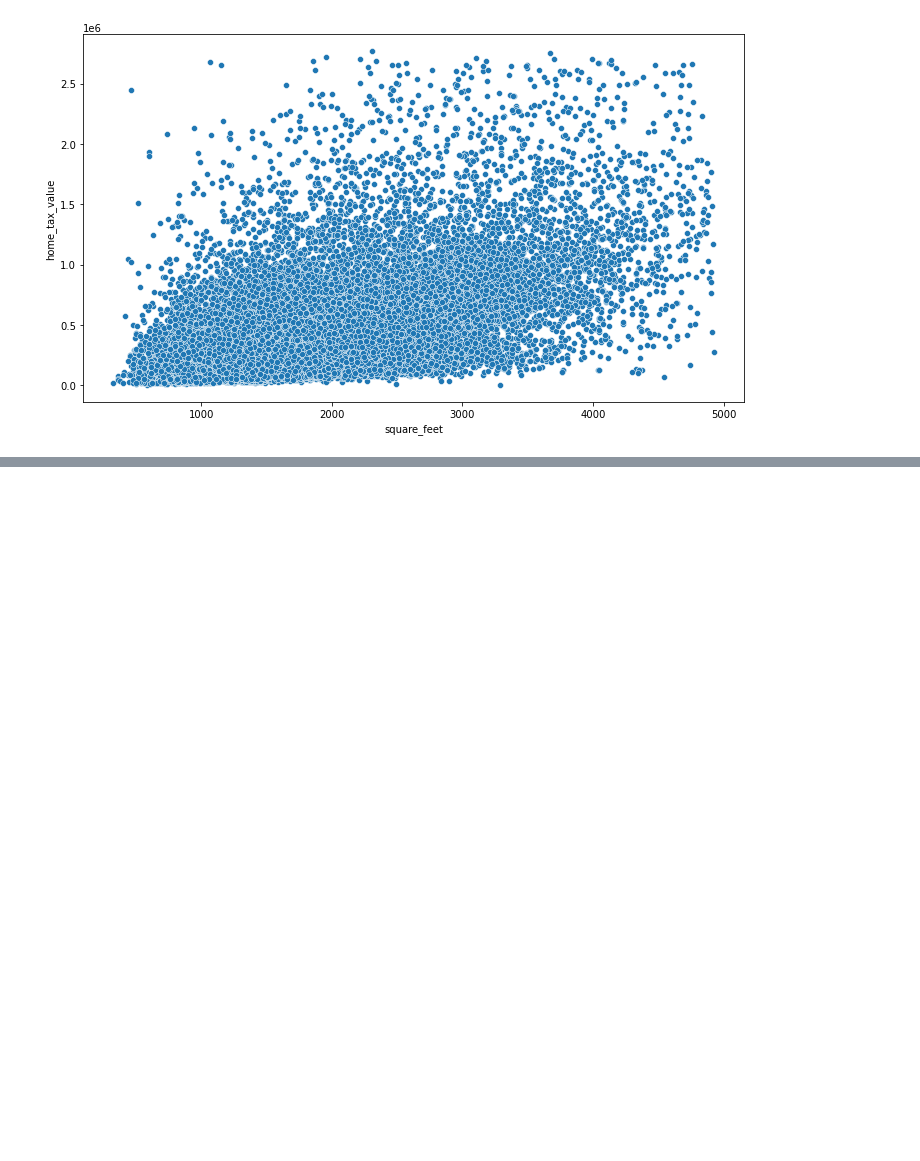
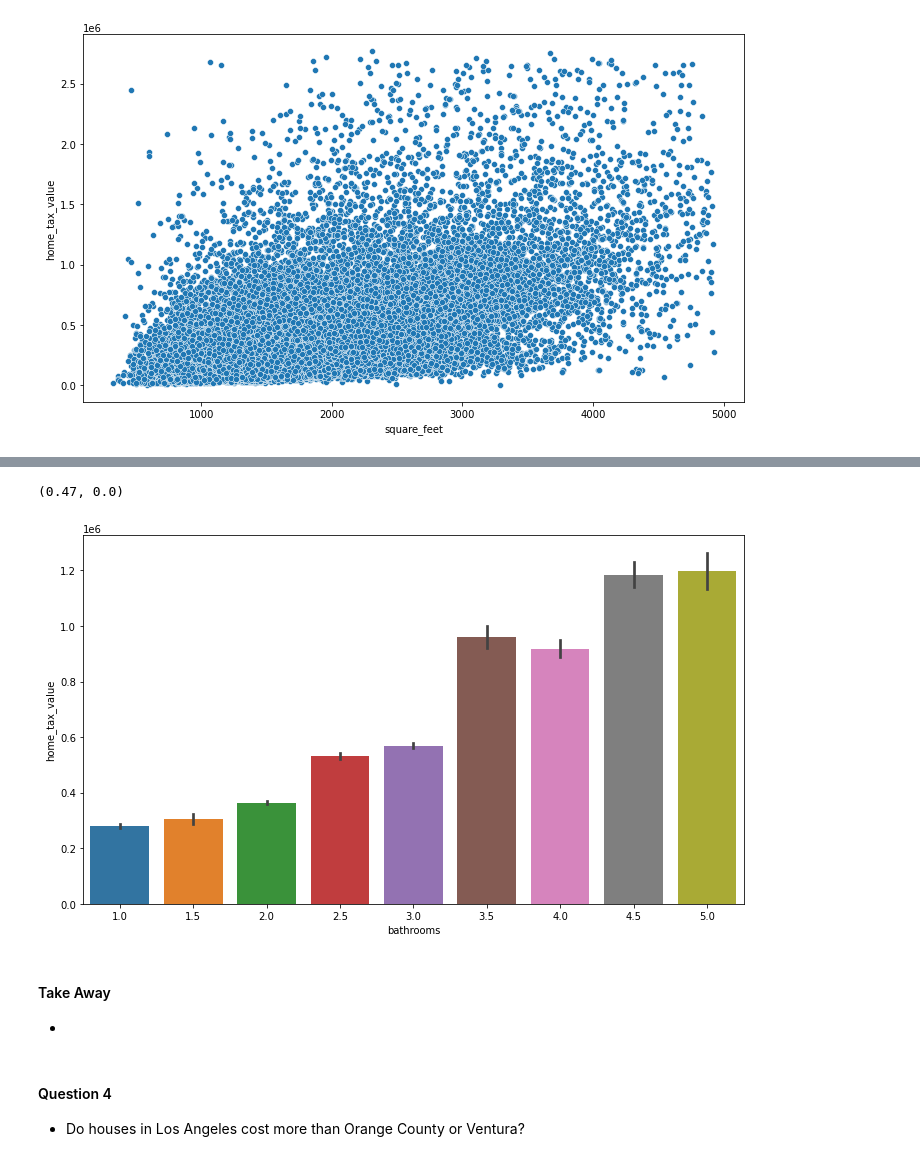
Before and after one commit to scottschmidl/zillow_housing_prices, a Jupyter notebook: report.ipynb, the cells around one changed output, grey strips where cells are left out. Cells and saved outputs as stored; diff of their text form; code cells hidden in the pictures; blank space fills up the shorter version.

```diff
--- a/report.ipynb
+++ b/report.ipynb
@@ -128,7 +162,10 @@ round(r, 2), pvalue
 # %%
 plt.figure(figsize=(10, 6))
-sns.barplot(x="bedrooms", y="home_tax_value", data=train)
+sns.barplot(x="bathrooms", y="home_tax_value", data=train)
 plt.tight_layout();
 
-round(r, 2), pvalue = pearsonr(train["bathrooms"], train["home_tax_value"])
-r, pvalue
+r, pvalue = pearsonr(train["bathrooms"], train["home_tax_value"])
+round(r, 2), pvalue
+# %% [output]
+(0.47, 0.0)
+[figure, added]
@@ -142,2 +172,8 @@ round(r, 2), pvalue
+# %% [markdown]
+#### Take Away
+-
+# %% [markdown]
+#### Question 4
+- Do houses in Los Angeles cost more than Orange County or Ventura?
 # %%
 sns.barplot(x="county", y="home_tax_value", ci=False, data=train);
```
Also changed, not shown: parts of 15 cells of this notebook.
